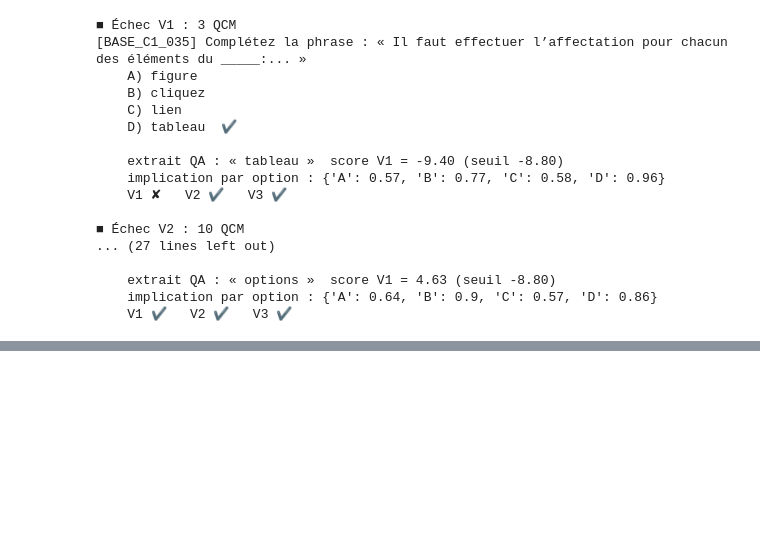
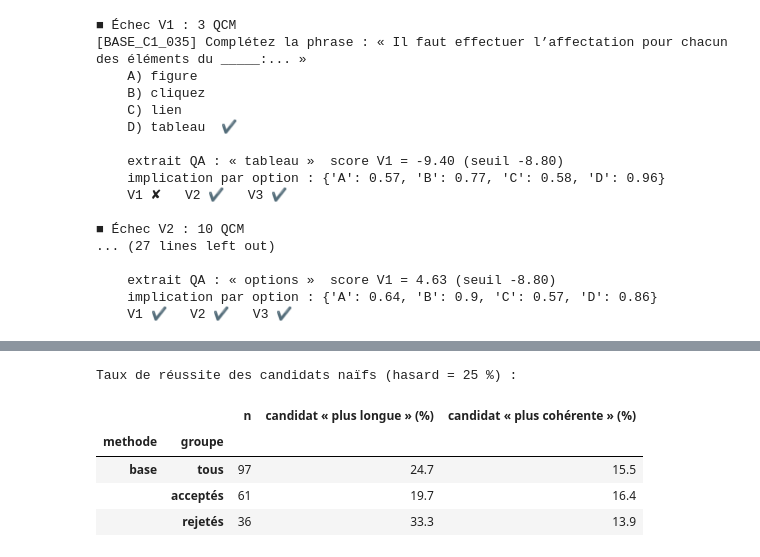
Before and after one commit to doaemalak/G-n-ration-de-QCM-avec-validation-automatique, a Jupyter notebook: notebooks/QCM_generation_validation.ipynb, the cells around one changed output, grey strips where cells are left out. Cells and saved outputs as stored; diff of their text form; code cells hidden in the pictures; blank space fills up the shorter version.

```diff
--- a/notebooks/QCM_generation_validation.ipynb
+++ b/notebooks/QCM_generation_validation.ipynb
@@ -1758,0 +1876,26 @@ afficher_validation(df_val[df_val["semantique_ok"]].iloc[0]["qcm_id"])
+# %%
+def candidat_long(q):
+    return max(range(4), key=lambda i: len(q["options"][i]))
+
+def candidat_coherent(q):
+    E = emb_model.encode([q["question"]] + q["options"], normalize_embeddings=True, show_progress_bar=False)
+    return int(np.argmax(E[1:] @ E[0]))
+
+df_filtre["devine_long"] = [candidat_long(par_id[i]) == par_id[i]["index_correct"] for i in df_filtre["qcm_id"]]
+df_filtre["devine_coherent"] = [candidat_coherent(par_id[i]) == par_id[i]["index_correct"] for i in df_filtre["qcm_id"]]
+
+lignes = []
+for m, g in df_filtre.groupby("methode"):
+    for nom, sous in [("tous", g), ("acceptés", g[g["accepte"]]), ("rejetés", g[~g["accepte"]])]:
+        lignes.append({"methode": m, "groupe": nom, "n": len(sous),
+                       "candidat « plus longue » (%)": round(100 * sous["devine_long"].mean(), 1) if len(sous) else np.nan,
+                       "candidat « plus cohérente » (%)": round(100 * sous["devine_coherent"].mean(), 1) if len(sous) else np.nan})
+print("Taux de réussite des candidats naïfs (hasard = 25 %) :")
+pd.DataFrame(lignes).set_index(["methode", "groupe"])
+# %% [output]
+Taux de réussite des candidats naïfs (hasard = 25 %) :
+|  |  | n | candidat « plus longue » (%) | candidat « plus cohérente » (%) |
+| methode | groupe |  |  |  |
+| base | tous | 97 | 24.7 | 15.5 |
+|  | acceptés | 61 | 19.7 | 16.4 |
+|  | rejetés | 36 | 33.3 | 13.9 |
```
Also changed, not shown: parts of 10 cells of this notebook, 4 other files.
